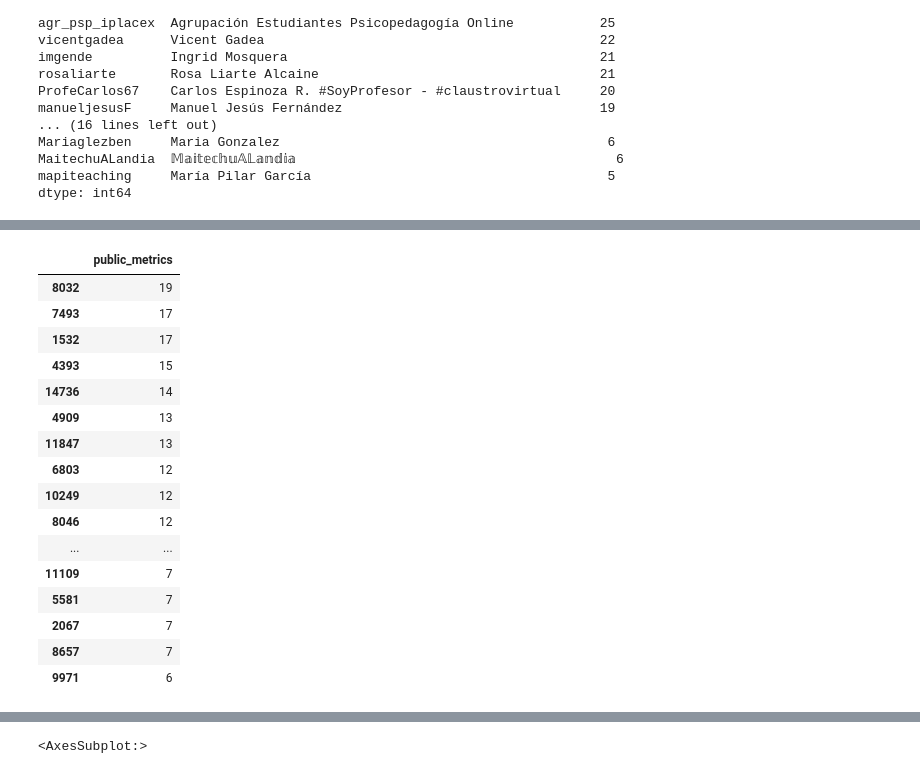
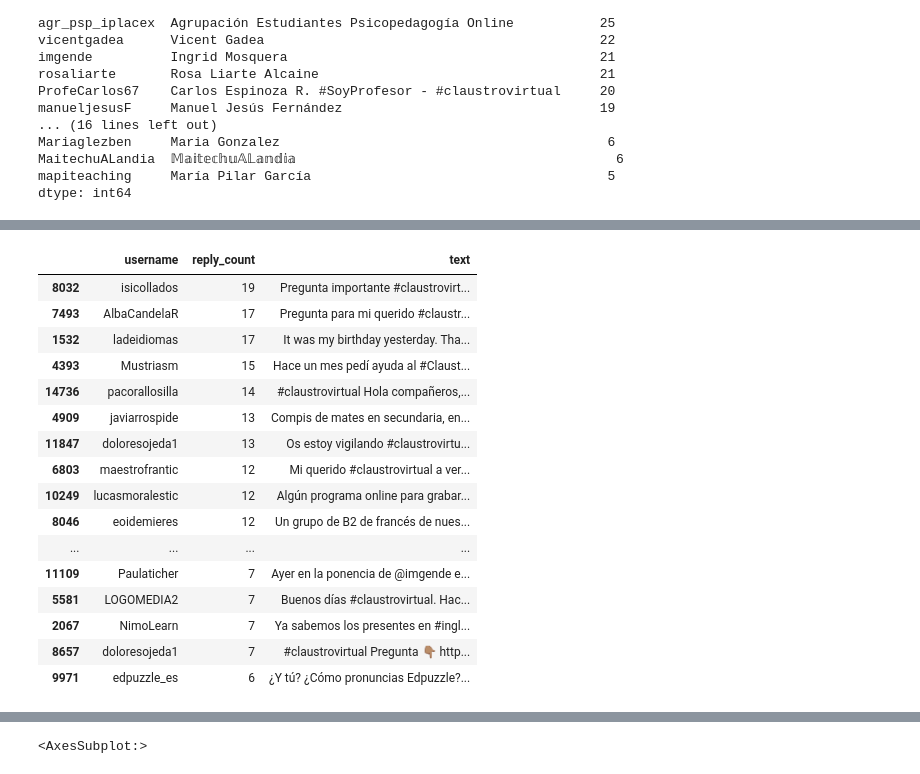
Before and after one commit to sitol/edu_, a Jupyter notebook: claustrovirtual_data_analysis.ipynb, the cells around one changed output, grey strips where cells are left out. Cells and saved outputs as stored; diff of their text form; code cells hidden in the pictures.

```diff
--- a/claustrovirtual_data_analysis.ipynb
+++ b/claustrovirtual_data_analysis.ipynb
@@ -79,2 +126,4 @@ dtype: int64
 # %%
 #Likes per person ranking
+df_all_no_duplicates['like_count'] = df_all_no_duplicates['public_metrics'].apply(lambda x: x.get('like_count', None))
+df_all_no_duplicates.groupby("username")["like_count"].apply(lambda x: x.sum()).sort_values(ascending=False).head(30)
@@ -163,25 +223,22 @@ ptweets_ordered.head(30)
 # %%
 #Tweets with most answers
-#TO-DO: How to add the text & username for each of the tweets displayed?
-ptweets = df_all_no_duplicates['public_metrics'].apply(lambda x: x.get('reply_count', None))
-ptweets= pd.DataFrame(ptweets)
-ptweets_ordered = ptweets.sort_values(by="public_metrics", ascending=False)
-ptweets_ordered.head(30)
+df_all_no_duplicates['reply_count'] = df_all_no_duplicates['public_metrics'].apply(lambda x: x.get('reply_count', None))
+df_all_no_duplicates[["username","reply_count","text"]].sort_values(by="reply_count", ascending=False).head(30)
 # %% [output]
-|  | public_metrics |
-| 8032 | 19 |
-| 7493 | 17 |
-| 1532 | 17 |
-| 4393 | 15 |
-| 14736 | 14 |
-| 4909 | 13 |
-| 11847 | 13 |
-| 6803 | 12 |
-| 10249 | 12 |
-| 8046 | 12 |
-| ... | ... |
-| 11109 | 7 |
-| 5581 | 7 |
-| 2067 | 7 |
-| 8657 | 7 |
-| 9971 | 6 |
+|  | username | reply_count | text |
+| 8032 | isicollados | 19 | Pregunta importante #claustrovirt... |
+| 7493 | AlbaCandelaR | 17 | Pregunta para mi querido #claustr... |
+| 1532 | ladeidiomas | 17 | It was my birthday yesterday. Tha... |
+| 4393 | Mustriasm | 15 | Hace un mes pedí ayuda al #Claust... |
+| 14736 | pacorallosilla | 14 | #claustrovirtual Hola compañeros,... |
+| 4909 | javiarrospide | 13 | Compis de mates en secundaria, en... |
+| 11847 | doloresojeda1 | 13 | Os estoy vigilando #claustrovirtu... |
+| 6803 | maestrofrantic | 12 | Mi querido #claustrovirtual a ver... |
+| 10249 | lucasmoralestic | 12 | Algún programa online para grabar... |
+| 8046 | eoidemieres | 12 | Un grupo de B2 de francés de nues... |
+| ... | ... | ... | ... |
+| 11109 | Paulaticher | 7 | Ayer en la ponencia de @imgende e... |
+| 5581 | LOGOMEDIA2 | 7 | Buenos días #claustrovirtual. Hac... |
+| 2067 | NimoLearn | 7 | Ya sabemos los presentes en #ingl... |
+| 8657 | doloresojeda1 | 7 | #claustrovirtual Pregunta 👇🏽 http... |
+| 9971 | edpuzzle_es | 6 | ¿Y tú? ¿Cómo pronuncias Edpuzzle?... |
```
Also changed, not shown: parts of 12 cells of this notebook.
